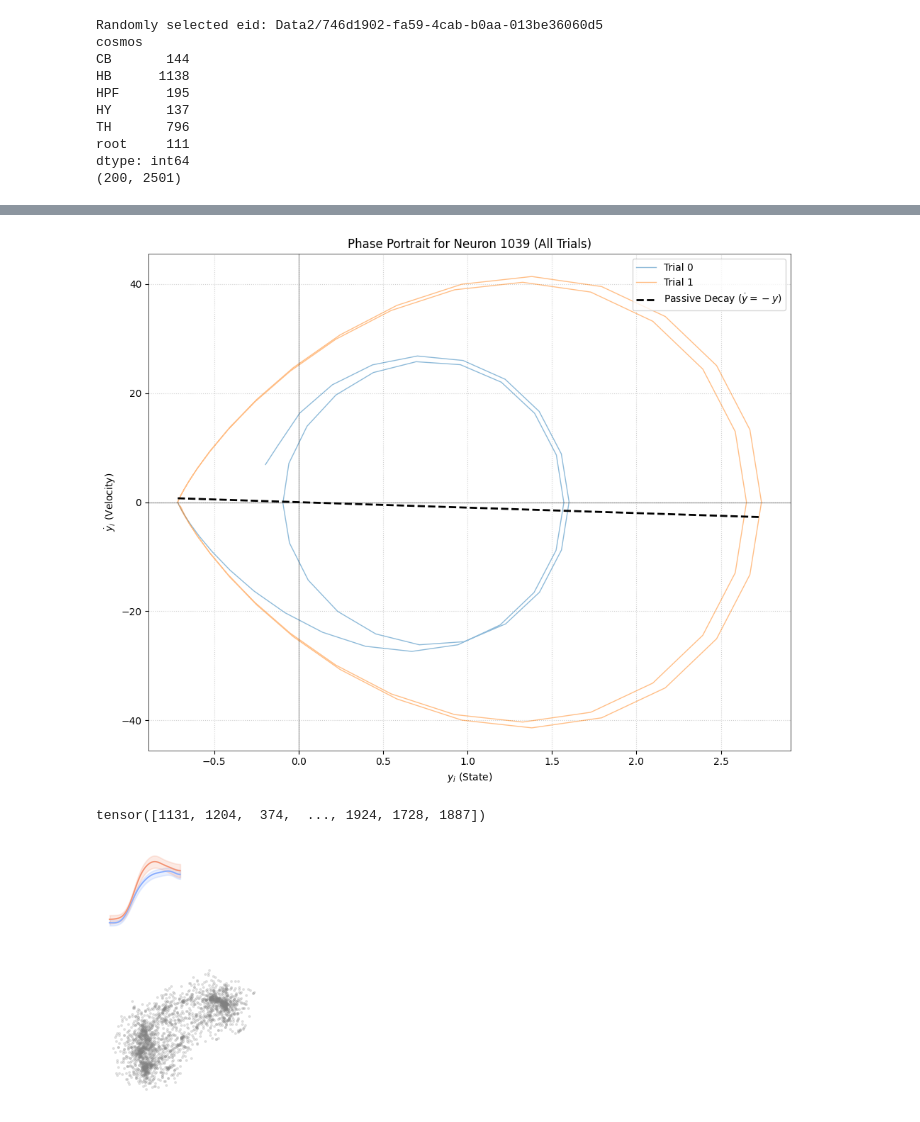
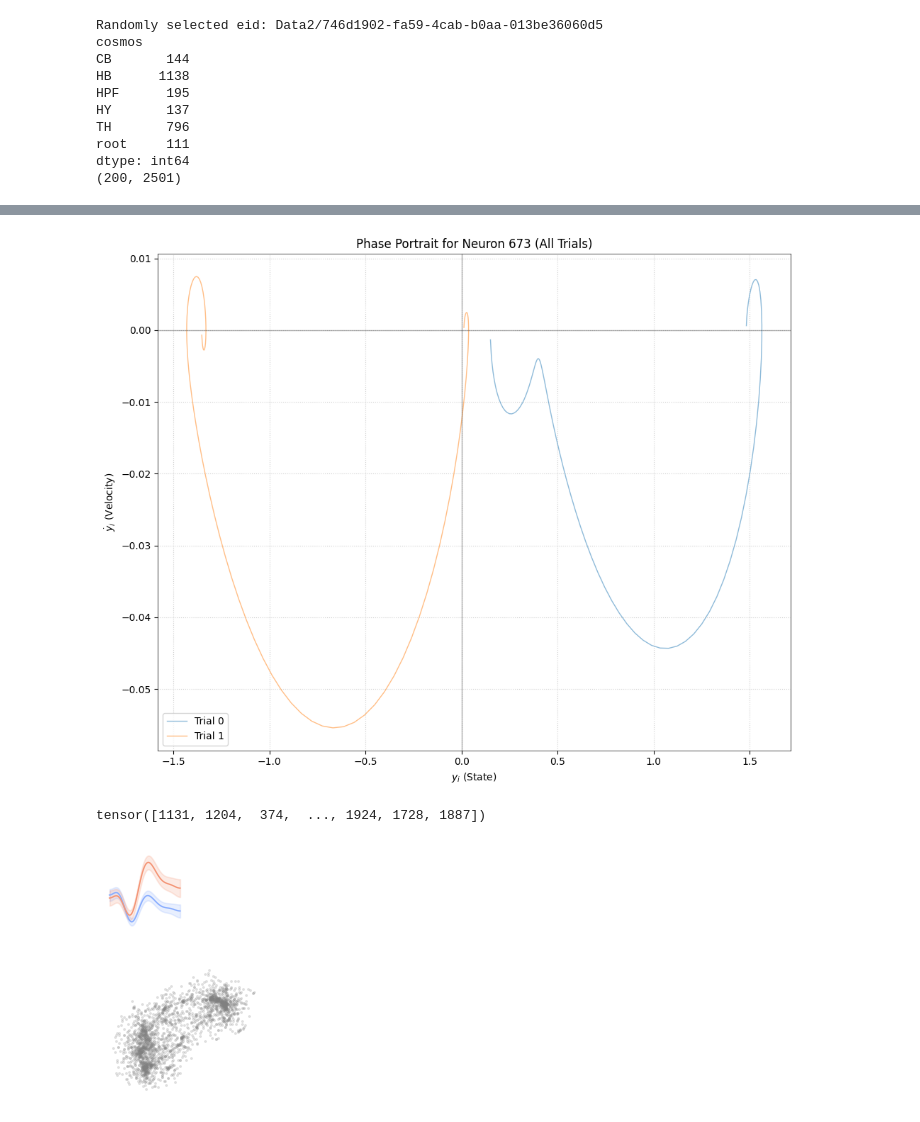
Before and after one commit to cmlangdon/embedding_dimension, a Jupyter notebook: BWM/Notebooks/Figure_densmap.ipynb, the cells around one changed output, grey strips where cells are left out. Saved outputs shown, nothing was run; the diff lists cells and outputs as text; code cells hidden in the pictures.

```diff
--- a/BWM/Notebooks/Figure_densmap.ipynb
+++ b/BWM/Notebooks/Figure_densmap.ipynb
@@ -324,8 +313,8 @@ def plot_phase_portraits(y, neuron_idx, dt=1.0, alpha=0.5):
     # This represents the natural relaxation of the neuron
     all_y = y_n.flatten()
     y_range = [all_y.min(), all_y.max()]
-    plt.plot(y_range, [-y_range[0], -y_range[1]],
-             color='black', linestyle='--', linewidth=2, label='Passive Decay ($\dot{y}=-y$)')
+    # plt.plot(y_range, [-y_range[0], -y_range[1]],
+    #          color='black', linestyle='--', linewidth=2, label='Passive Decay ($\dot{y}=-y$)')
 
     # 5. Formatting
     plt.axhline(0, color='black', lw=1, alpha=0.3)
@@ -342,9 +331,9 @@ def plot_phase_portraits(y, neuron_idx, dt=1.0, alpha=0.5):
     plt.show()
 
 # Usage:
-plot_phase_portraits(torch.FloatTensor(responses), neuron_idx=torch.argsort(g)[4], dt=.01)
+plot_phase_portraits(torch.FloatTensor(responses), neuron_idx=torch.argsort(g)[12], dt=1)
 # %% [output]
-[figure, old version]
+[figure, new version]
 # %%
 torch.argsort(g)
 # %% [output]
@@ -367,40 +356,40 @@ response_matrix_train = (response_matrix_train - np.mean(response_matrix_train,
 #neuron = np.argsort( beta.detach()[:rnn.n])[0]
 #neuron  = 2
 #neuron = np.argsort(snr[:rnn.n])[-2]
-neuron = np.argsort(g)[-5]
+#neuron = np.argsort(g)[-5]
 rows = []
 for condition in range(response_matrix_train.shape[1]):
     for trial in range(response_matrix_train.shape[0]):
         for t in range(response_matrix_train.shape[2]):
             rows.append({'condition': condition,
                          'trial': trial,
                          't':t,
                          'x': response_matrix_train[trial, condition, t, neuron].item(),})
 df = pd.DataFrame(rows)
 fig = plt.figure(figsize=(1,1))
 from scipy.spatial import ConvexHull
 gs = gridspec.GridSpec(1,1)
 ax=fig.add_subplot(gs[0,0])
 sns.lineplot(data = df[df.condition ==0], x='t', y='x',errorbar = 'sd',ax=ax,legend=False,lw=1,color=sns.color_palette("coolwarm",n_colors =3)[0])
 sns.lineplot(data = df[df.condition ==1], x='t', y='x',errorbar = 'sd',ax=ax,legend=False,lw=1,color=sns.color_palette("coolwarm",n_colors =3)[2])
 
 ax.spines['right'].set_visible(False)
 ax.spines['top'].set_visible(False)
 ax.spines['bottom'].set_visible(False)
 ax.spines['left'].set_visible(False)
 ax.xaxis.set_tick_params(labelsize=6, bottom=True)
 ax.yaxis.set_tick_params(labelsize=6, left=True)
 ax.axes.get_xaxis().set_visible(False)
 ax.axes.get_yaxis().set_visible(False)
 #ax.set_ylim(-4,4)
 ax.set_ylabel("Rate (Z-scored)",size = 6)
 ax.set_xlabel("Time from stim",size = 6)
 plt.savefig('Figures/Figure_1_2.jpg',
             format='jpeg',
             dpi=450,
             bbox_inches='tight', transparent=True)
 # %% [output]
-[figure, old version]
+[figure, new version]
 # %%
 #########################################################################
 ############### Initial TSNE plot colored by gain       #################
```
Also changed, not shown: parts of 8 cells of this notebook, 51 other files.
